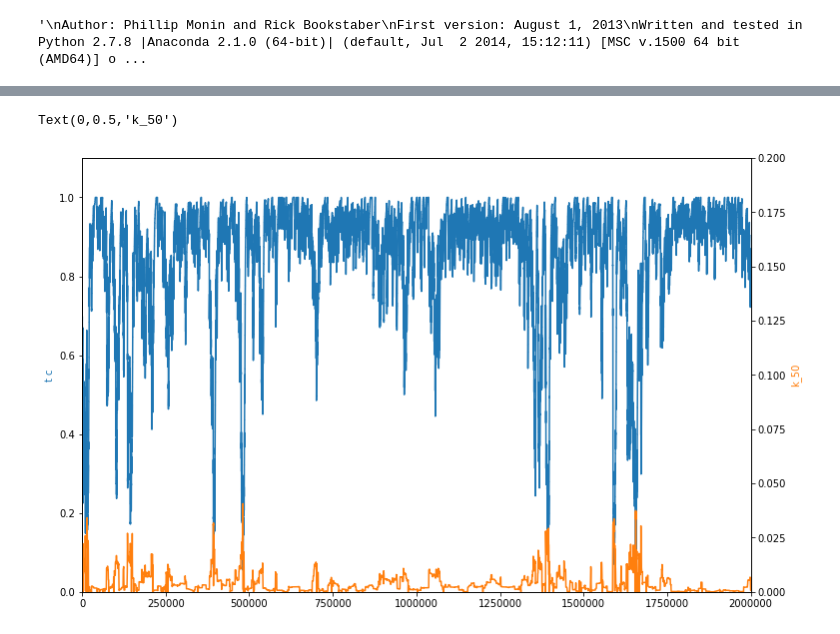
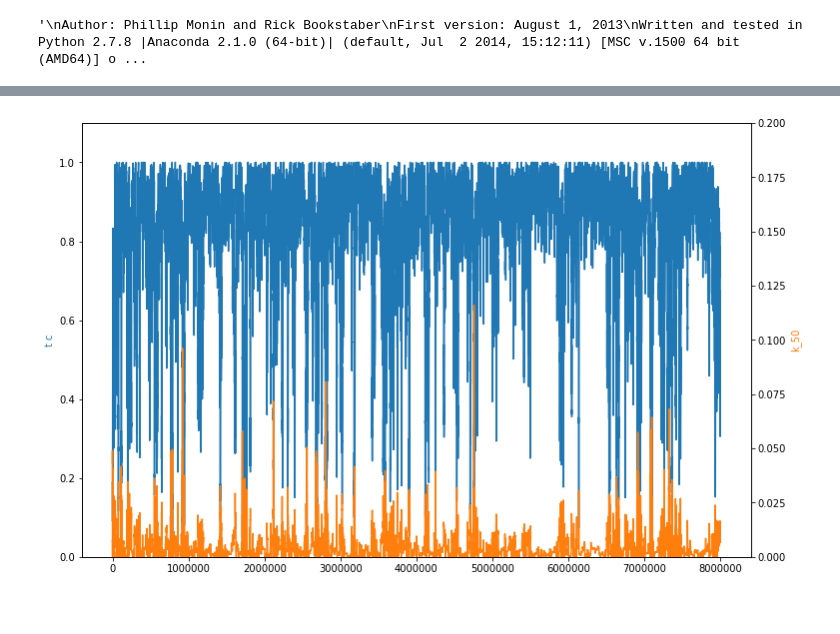
Before and after one commit to Tejovan/CivRiseFall_agentmodel2020, a Jupyter notebook: Civ_model_random/Civ_model_random.ipynb, the cells around one changed output, grey strips where cells are left out. Drawn from its saved outputs; the diff is of its cells as text; code cells hidden in the pictures.

```diff
--- a/Civ_model_random/Civ_model_random.ipynb
+++ b/Civ_model_random/Civ_model_random.ipynb
@@ -489,9 +489,9 @@ if __name__ == "__main__":
     theSeeds = ['random']
     numAgents = [25]               # Number of agents in model (positive integer)
     numVillageAgents = [25]
-    numTotalTicks = [1e6]         #Change the number of iterations
+    numTotalTicks = [5e5]        #Change the number of iterations
     probLink = [0.005]            # Probability of making a connection in a time period (real in [0,1])
-    updateSlope = [0.5, 0.0005]           # Slope parameter of the agent's update function (nonnegative real)
+    updateSlope = [1.0]        # Slope parameter of the agent's update function (nonnegative real)
     updatePerturbStDev = [0]
     kStar = [0.600]
 #     probDeathInter = [2e-2]        # Intercept for probability of death (nonnegative real)
@@ -504,7 +504,7 @@ if __name__ == "__main__":
     #tribalPreferenceProb = np.linspace(0,1,21)
     ## numSegments is the number of periods of numTotalTicks to run, concatenating results
     # the end state of this period is the initial state of the next period
-    numSegments = [2]
+    numSegments = [16]
 
 
 
@@ -582,26 +595,27 @@ Iteration 0 of 1,000,000 in loop number 0
 # %%
 
 import pandas as pd
 import matplotlib.pyplot as plt
 
 # resultsFolder = 'C:\\Users\\tejov\\CivRiseFall_agentmodel2020\\Civ_model_random\\run-model_2-20201007-213729\\run-model_2-20201007-213747\\results'
 # path = os.path.abspath(os.getcwd())
 DataFrame = pd.read_csv(resultsFolder + '/results0-tc_a50_k50.csv')
 
 plt.rcParams['figure.figsize'] = [12, 8]
 ax1 = DataFrame.tc.plot()
 ax1.set_ylim(0, 1.1)
-ax1.set_xlim(0,2e6)
+# ax1.set_xlim(0,4e4)
 ax1.set_ylabel('t c', color='tab:blue')
 
 ax2 = ax1.twinx()  # instantiate a second axes that shares the same x-axis
 
 ax2.plot(DataFrame.k_50, color='tab:orange')
 ax2.set_ylim(0, 0.2)
 ax2.set_ylabel('k_50', color='tab:orange')
+
+plt.show()
 # %% [output]
-Text(0,0.5,'k_50')
-[figure, old version]
+[figure, new version]
 # %%
 import pandas as pd
 import matplotlib.pyplot as plt
```
Also changed, not shown: parts of 4 cells of this notebook, 1 other file.
